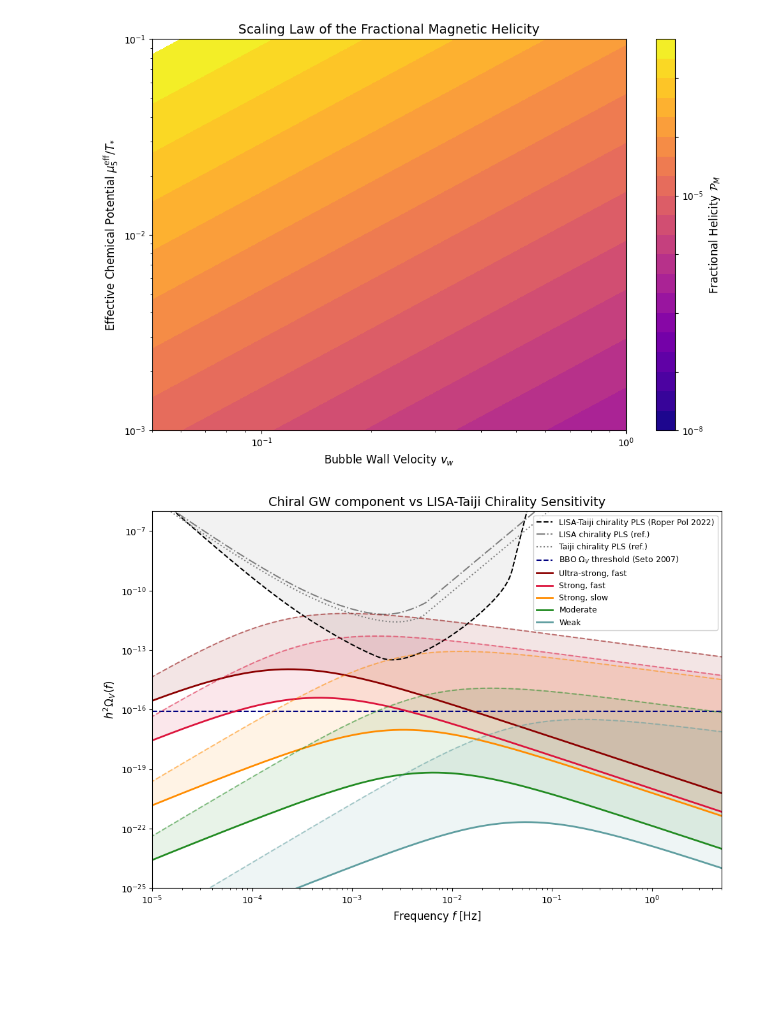
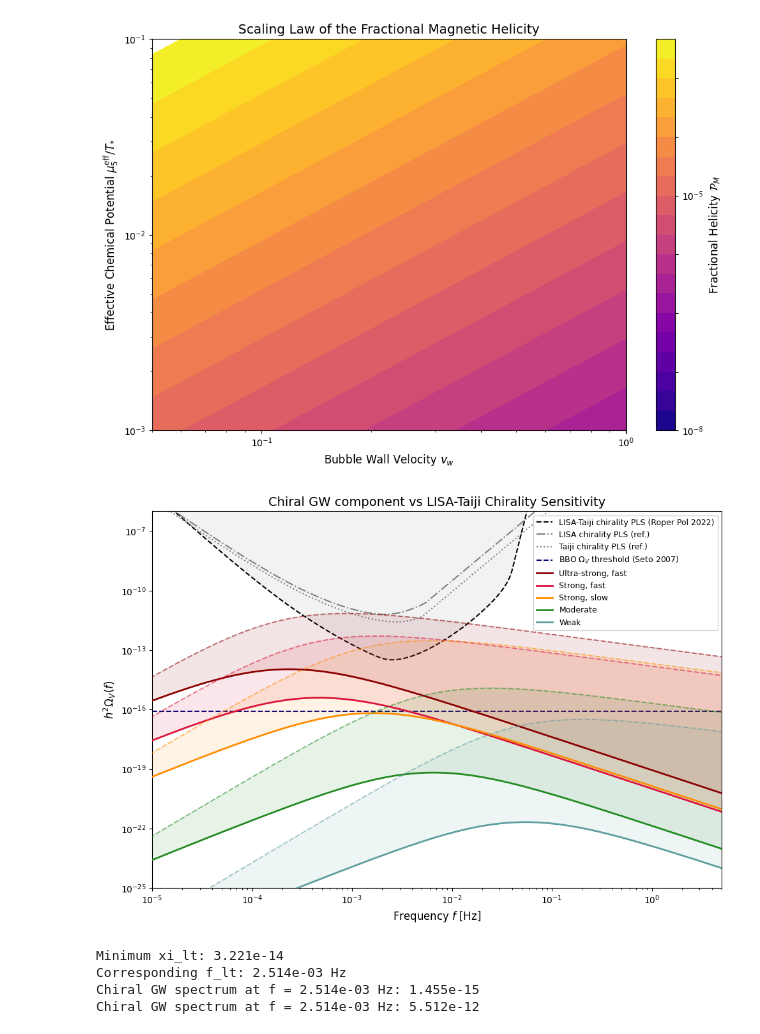
Before and after one commit to ckkyue/Chiral-GW, a Jupyter notebook: chirality_detect.ipynb, the cells around one changed output. Saved outputs shown, nothing was run; the diff lists cells and outputs as text; code cells hidden in the pictures; blank space fills up the shorter version.

```diff
--- a/chirality_detect.ipynb
+++ b/chirality_detect.ipynb
@@ -259,7 +239,7 @@ bps_fopt = [
 
     # BM3: Strong but slow transition (deflagration).
     # Subsonic wall speed (v_w < c_s) heavily suppresses the bulk fluid efficiency factor (κ_s).
-    {"label": "Strong, slow", "alpha": 0.5, "beta_H_star": 10, "v_w": 0.1, "color": "darkorange"},
+    {"label": "Strong, slow", "alpha": 0.5, "beta_H_star": 10, "v_w": 0.2, "color": "darkorange"},
 
     # BM4: Moderate transition.
     # Typical electroweak-scale parameters; serves as a standard reference point for typical BSM scenarios.
@@ -278,12 +258,12 @@ f_axis = np.logspace(-6, 2, 500)
 
 # PISC Curves (Instrumental Limits)
 # Note: Comparing s-channel PISC with s-channel spectra
-ax.loglog(f_axis, calc_pisc_lisa(f_axis, "s"), label="LISA PISC", color="black", linestyle="--", lw=1.5)
-ax.loglog(f_axis, calc_pisc_bbo(f_axis, "s"), label="BBO PISC", color="navy", linestyle=":", lw=1.5)
-ax.loglog(f_axis, calc_pisc_decigo(f_axis, "s"), label="DECIGO PISC", color="slategray", linestyle="-.", lw=1.5)
+ax.loglog(f_axis, calc_pisc_lisa(f_axis, "s"), label="LISA PISC", color="black", linestyle="--", lw=1.5, zorder=2)
+ax.loglog(f_axis, calc_pisc_bbo(f_axis, "s"), label="BBO PISC", color="navy", linestyle=":", lw=1.5, zorder=2)
+ax.loglog(f_axis, calc_pisc_decigo(f_axis, "s"), label="DECIGO PISC", color="slategray", linestyle="-.", lw=1.5, zorder=2)
 
 # Optional: Add faint shading for LISA's detectable region
-ax.fill_between(f_axis, calc_pisc_lisa(f_axis, "s"), 1e-5, color="gray", alpha=0.1)
+ax.fill_between(f_axis, calc_pisc_lisa(f_axis, "s"), 1e-5, color="gray", alpha=0.1, zorder=1)
 
 # Total GW Spectra from FOPT Benchmarks
 for bp in bps_fopt:
@@ -295,7 +275,7 @@ for bp in bps_fopt:
     h2omega_gw = h2omega_peak * calc_spectral_shape(f_axis, f_peak, channel="t", h_star=calc_h_star())
 
     # Plot the spectrum
-    ax.loglog(f_axis, h2omega_gw, label=bp["label"], color=bp["color"], linestyle="-", lw=2)
+    ax.loglog(f_axis, h2omega_gw, label=bp["label"], color=bp["color"], linestyle="-", lw=2, zorder=4)
 
 # Labels and title
 ax.set_title("Total-Intensity GW Detectability (Sound Wave Dominated)", fontsize=14)
@@ -311,8 +291,4 @@ ax.legend(fontsize=9, loc="upper right", framealpha=0.9)
 
 # Adjust the layout
 fig.tight_layout()
-
-# Save the figure
-fig.savefig("Figure/gw_detectability.pdf", dpi=300)
-plt.show()
 # %% [output]
@@ -476,16 +452,16 @@ xi_l *= scale_xipls
 xi_t *= scale_xipls
 
 # Plot the LISA-Taiji chirality PLS and the individual LISA/Taiji PLS for reference
-ax.loglog(f_lt, xi_lt, label="LISA-Taiji chirality PLS (Roper Pol 2022)", color="black", linestyle="--", lw=1.5)
-ax.loglog(f_l, xi_l, label="LISA chirality PLS (ref.)", color="gray", linestyle="-.", lw=1.5)
-ax.loglog(f_t, xi_t, label="Taiji chirality PLS (ref.)", color="gray", linestyle=":", lw=1.5)
+ax.loglog(f_lt, xi_lt, label="LISA-Taiji chirality PLS (Roper Pol 2022)", color="black", linestyle="--", lw=1.5, zorder=2)
+ax.loglog(f_l, xi_l, label="LISA chirality PLS (ref.)", color="gray", linestyle="-.", lw=1.5, zorder=2)
+ax.loglog(f_t, xi_t, label="Taiji chirality PLS (ref.)", color="gray", linestyle=":", lw=1.5, zorder=2)
 
 # Optional: Add faint shading for LISA-Taiji's detectable region
-ax.fill_between(f_lt, xi_lt, 1e-5, color="gray", alpha=0.1)
+ax.fill_between(f_lt, xi_lt, 1e-5, color="gray", alpha=0.1, zorder=1)
 
 # BBO Ω_V threshold (Seto 2007, flat-band approximation)
 omega_v_bbomin = 8e-17 * (snr_new / 5) * (period_new / 10)**(-0.5) # = 8e-17 for SNR=5, T=10yr
-ax.axhline(y=omega_v_bbomin, label=r"BBO $\Omega_V$ threshold (Seto 2007)", color="navy", linestyle="--", lw=1.5)
+ax.axhline(y=omega_v_bbomin, label=r"BBO $\Omega_V$ threshold (Seto 2007)", color="navy", linestyle="--", lw=1.5, zorder=2)
 
 # Chiral GW Spectra from FOPT Benchmarks
 for bp in bps_fopt:
@@ -507,37 +483,83 @@ for bp in bps_fopt:
     h2omega_v_a = p_m * h2omega_peak * shape_a
 
     # Option C: simplified S_turb (no finite-lifetime suppression)
     f_ratio = f_axis / f_peak
     shape_c = f_ratio**3 * (1/(1 + f_ratio))**(11/3)
     h2omega_v_c = p_m * h2omega_peak * shape_c
 
     # Fill uncertainty band
-    ax.fill_between(f_axis, h2omega_v_a, h2omega_v_c, color=bp["color"], alpha=0.1)
+    ax.fill_between(f_axis, h2omega_v_a, h2omega_v_c, color=bp["color"], alpha=0.1, zorder=3)
 
     # Plot both curves
-    ax.loglog(f_axis, h2omega_v_a, label=bp["label"], color=bp["color"], linestyle="-", lw=2.0)
-    ax.loglog(f_axis, h2omega_v_c, color=bp["color"], linestyle="--", lw=1.5, alpha=0.5)
+    ax.loglog(f_axis, h2omega_v_a, label=bp["label"], color=bp["color"], linestyle="-", lw=2.0, zorder=4)
+    ax.loglog(f_axis, h2omega_v_c, color=bp["color"], linestyle="--", lw=1.5, alpha=0.5, zorder=4)
 
 # Labels and title
 ax.set_title("Chiral GW component vs LISA-Taiji Chirality Sensitivity", fontsize=14)
 ax.set_xlabel(r"Frequency $f$ [Hz]", fontsize=12)
 ax.set_ylabel(r"$h^2 \Omega_{V}(f)$", fontsize=12)
 
 # Set limits
 ax.set_xlim(1e-5, 5e0)
 ax.set_ylim(1e-25, 1e-6)
 
 # Add legend
 ax.legend(fontsize=9, loc="upper right", framealpha=0.9)
 
 # Adjust the layout
 fig.tight_layout()
 
 # Save the figure
 fig.savefig("Figure/chirality_lisa_taiji.pdf", dpi=300)
 plt.show()
 # %% [output]
-[figure, old version]
+[figure, new version]
+# %%
+# Find the index of the minimum value in xi_lt
+min_idx = np.argmin(xi_lt)
+
+# Extract the minimum value and its corresponding frequency
+min_xi_lt = xi_lt[min_idx]
+corr_f_lt = f_lt[min_idx]
+
+print(f"Minimum xi_lt: {min_xi_lt:.3e}")
+print(f"Corresponding f_lt: {corr_f_lt:.3e} Hz")
+
+# Choose the first benchmark point
+bp1 = bps_fopt[0]
+
+# Calculate peak frequency and amplitude for the turbulence channel
+f_peak = calc_f_peak(bp1["beta_H_star"], bp1["v_w"], channel="t")
+h2omega_peak = calc_h2omega_peak(bp1["alpha"], bp1["beta_H_star"], bp1["v_w"], channel="t")
+
+# Generate the turbulence spectrum
+h2omega_t = h2omega_peak * calc_spectral_shape(f_axis, f_peak, channel="t", h_star=calc_h_star())
+
+# Calculate the fractional magnetic helicity
+p_m = calc_p_m(0.1, bp1["v_w"])
+
+# Calculate the chiral GW spectrum
+omega_v = p_m * h2omega_t
+
+# Option A: full Caprini S_turb (standard)
+shape_a = calc_spectral_shape(f_axis, f_peak, channel="t", h_star=calc_h_star())
+h2omega_v_a = p_m * h2omega_peak * shape_a
+
+# Option C: simplified S_turb (no finite-lifetime suppression)
+f_ratio = f_axis / f_peak
+shape_c = f_ratio**3 * (1/(1 + f_ratio))**(11/3)
+h2omega_v_c = p_m * h2omega_peak * shape_c
+
+# Extract the corresponding chiral GW value
+corr_xi_bp1_a = np.interp(corr_f_lt, f_axis, h2omega_v_a)
+print(f"Chiral GW spectrum at f = {corr_f_lt:.3e} Hz: {corr_xi_bp1_a:.3e}")
+corr_xi_bp1_c = np.interp(corr_f_lt, f_axis, h2omega_v_c)
+print(f"Chiral GW spectrum at f = {corr_f_lt:.3e} Hz: {corr_xi_bp1_c:.3e}")
+# %% [output]
+Minimum xi_lt: 3.221e-14
+Corresponding f_lt: 2.514e-03 Hz
+Chiral GW spectrum at f = 2.514e-03 Hz: 1.455e-15
+Chiral GW spectrum at f = 2.514e-03 Hz: 5.512e-12
 # %%
 # Load PLIS data from DAT files for LISA, BBO, and DECIGO
 plis_folder = "power-law-integrated_sensitivities"
```
Also changed, not shown: parts of 5 cells of this notebook.
